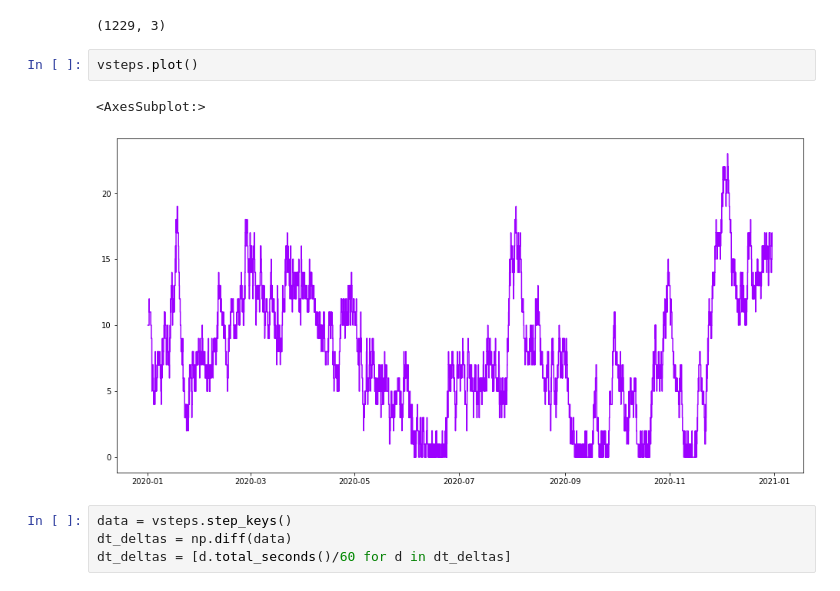
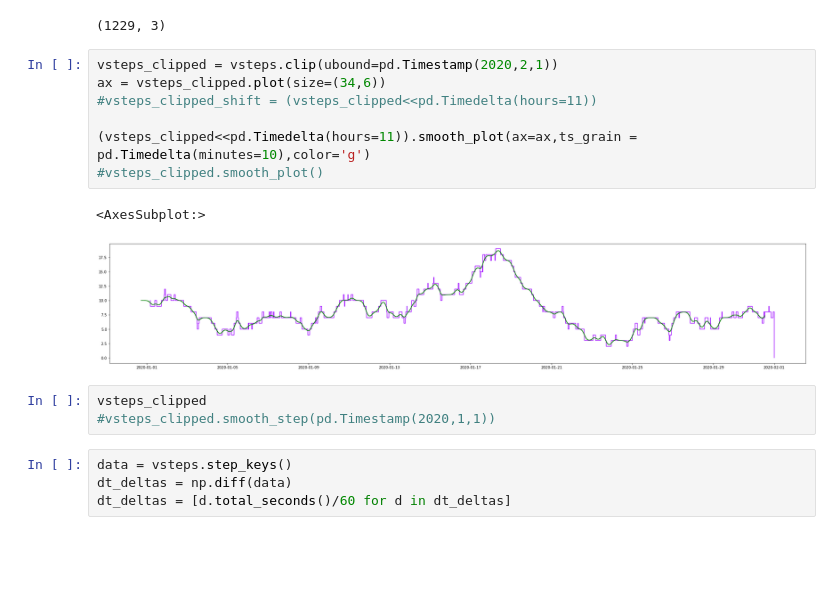
Before and after one commit to probability/topicmodelunderstanding, a Jupyter notebook: Notebooks/Time Delta.ipynb, the cells around one changed output. Drawn from its saved outputs; the diff is of its cells as text; blank space fills up the shorter version.

```diff
--- a/Notebooks/Time Delta.ipynb
+++ b/Notebooks/Time Delta.ipynb
@@ -10,11 +10,19 @@ vsteps = Steps.read_dataframe(df,'enter','leave')
 df.shape
 # %% [output]
 (1229, 3)
-# %%
-vsteps.plot()
-# %% [output]
-<AxesSubplot:>
-[figure, removed]
+# %%
+vsteps_clipped = vsteps.clip(ubound=pd.Timestamp(2020,2,1))
+ax = vsteps_clipped.plot(size=(34,6))
+#vsteps_clipped_shift = (vsteps_clipped<<pd.Timedelta(hours=11))
+
+(vsteps_clipped<<pd.Timedelta(hours=11)).smooth_plot(ax=ax,ts_grain = pd.Timedelta(minutes=10),color='g')
+#vsteps_clipped.smooth_plot()
+# %% [output]
+<AxesSubplot:>
+[figure, added]
+# %%
+vsteps_clipped
+#vsteps_clipped.smooth_step(pd.Timestamp(2020,1,1))
 # %%
 data = vsteps.step_keys()
 dt_deltas = np.diff(data)
```
Also changed, not shown: parts of 2 cells of this notebook, 6 other files.
